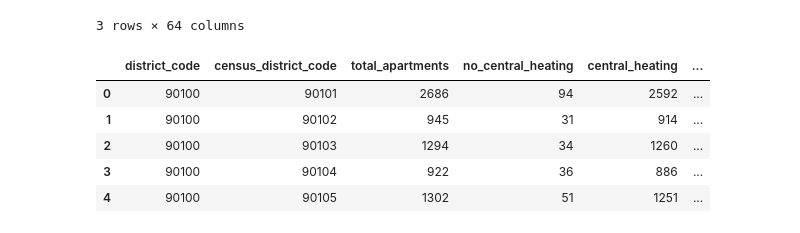
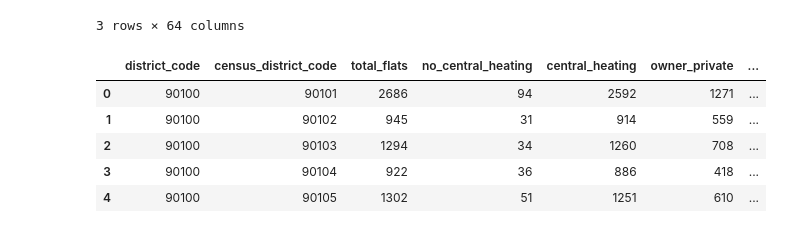
Before and after one commit to isiloral/ma_thesis, a Jupyter notebook: 01.DataProcessing_may22.ipynb, the cells around one changed output. Saved outputs shown, nothing was run; the diff lists cells and outputs as text; code cells hidden in the pictures.

```diff
--- a/01.DataProcessing_may22.ipynb
+++ b/01.DataProcessing_may22.ipynb
@@ -858,29 +989,29 @@ apartment_features.columns = apartment_features.columns.str.strip().str.upper()
 # %%
 apt_features_final = apartment_features[[
     "DISTRICT_CODE", "SUB_DISTRICT_CODE", "WHG_TOTAL",
     "WHG_BEHEIZ_0", "WHG_BEHEIZ_1",
     "OBJ_EIGENT_1", "OBJ_EIGENT_2", "OBJ_EIGENT_3", "OBJ_EIGENT_4"
 ]]
 
 apt_features_final.columns = [
     "district_code",                # DISTRICT_CODE → Municipal district code
     "census_district_code",         # SUB_DISTRICT_CODE → Census district code
-    "total_apartments",             # WHG_TOTAL → Total apartments
+    "total_flats",             # WHG_TOTAL → Total apartments
     "no_central_heating",           # WHG_BEHEIZ_0 → No central heating
     "central_heating",              # WHG_BEHEIZ_1 → Central heating
     "owner_private",    # OBJ_EIGENT_1 → Private individual(s)
     "owner_public",    # OBJ_EIGENT_2 → Public corporations
     "owner_nonprofit",        # OBJ_EIGENT_3 → Non-profit building associations
     "owner_other"            # OBJ_EIGENT_4 → Other legal entity
 ]
 
 apt_features_final.head(5)
 # %% [output]
-|  | district_code | census_district_code | total_apartments | no_central_heating | central_heating | ... |
-| 0 | 90100 | 90101 | 2686 | 94 | 2592 | ... |
-| 1 | 90100 | 90102 | 945 | 31 | 914 | ... |
-| 2 | 90100 | 90103 | 1294 | 34 | 1260 | ... |
-| 3 | 90100 | 90104 | 922 | 36 | 886 | ... |
-| 4 | 90100 | 90105 | 1302 | 51 | 1251 | ... |
+|  | district_code | census_district_code | total_flats | no_central_heating | central_heating | owner_private | ... |
+| 0 | 90100 | 90101 | 2686 | 94 | 2592 | 1271 | ... |
+| 1 | 90100 | 90102 | 945 | 31 | 914 | 559 | ... |
+| 2 | 90100 | 90103 | 1294 | 34 | 1260 | 708 | ... |
+| 3 | 90100 | 90104 | 922 | 36 | 886 | 418 | ... |
+| 4 | 90100 | 90105 | 1302 | 51 | 1251 | 610 | ... |
 # %%
 apt_features_final.to_csv("dataframes/apt_features_final_census.csv", index=False)
```
Also changed, not shown: parts of 8 cells of this notebook, 40 other files.
